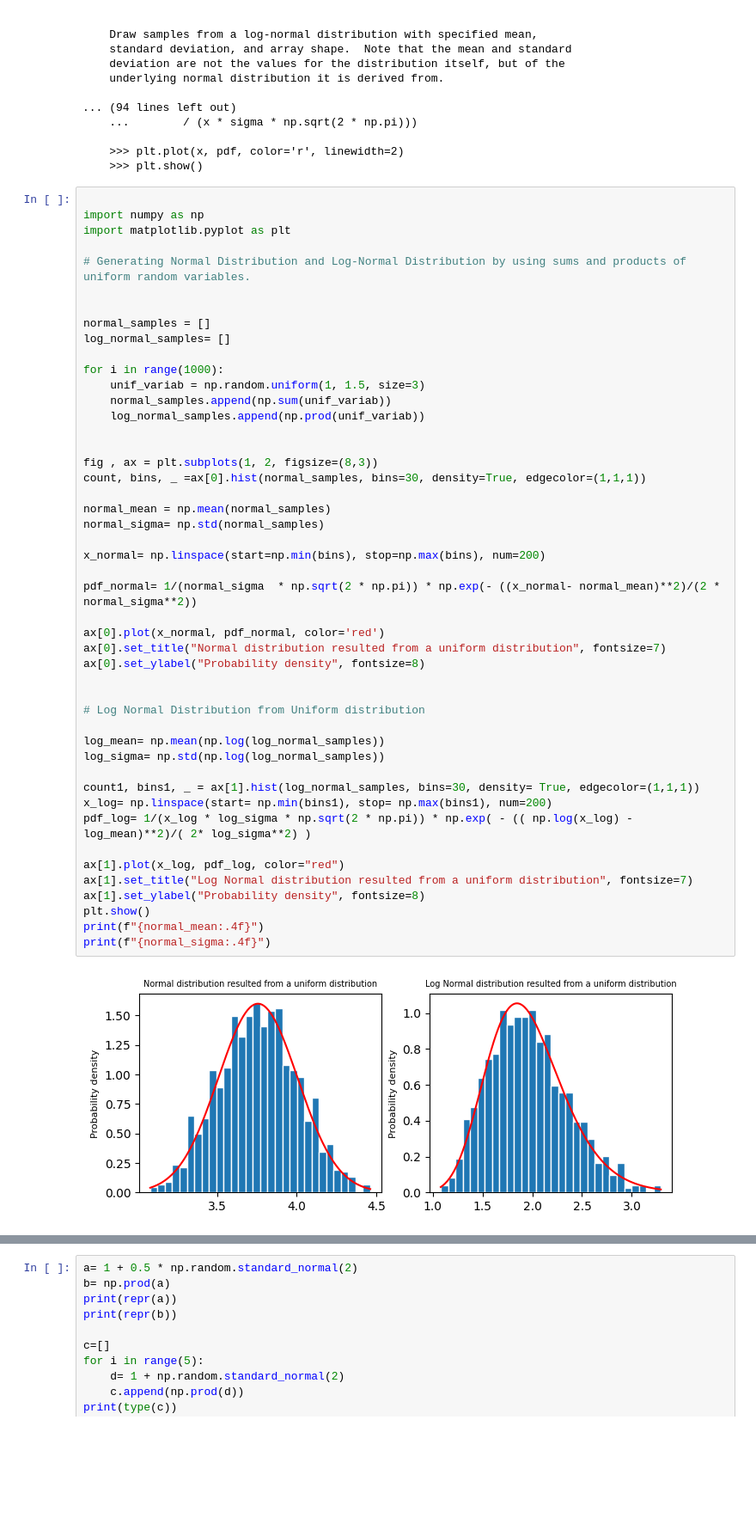
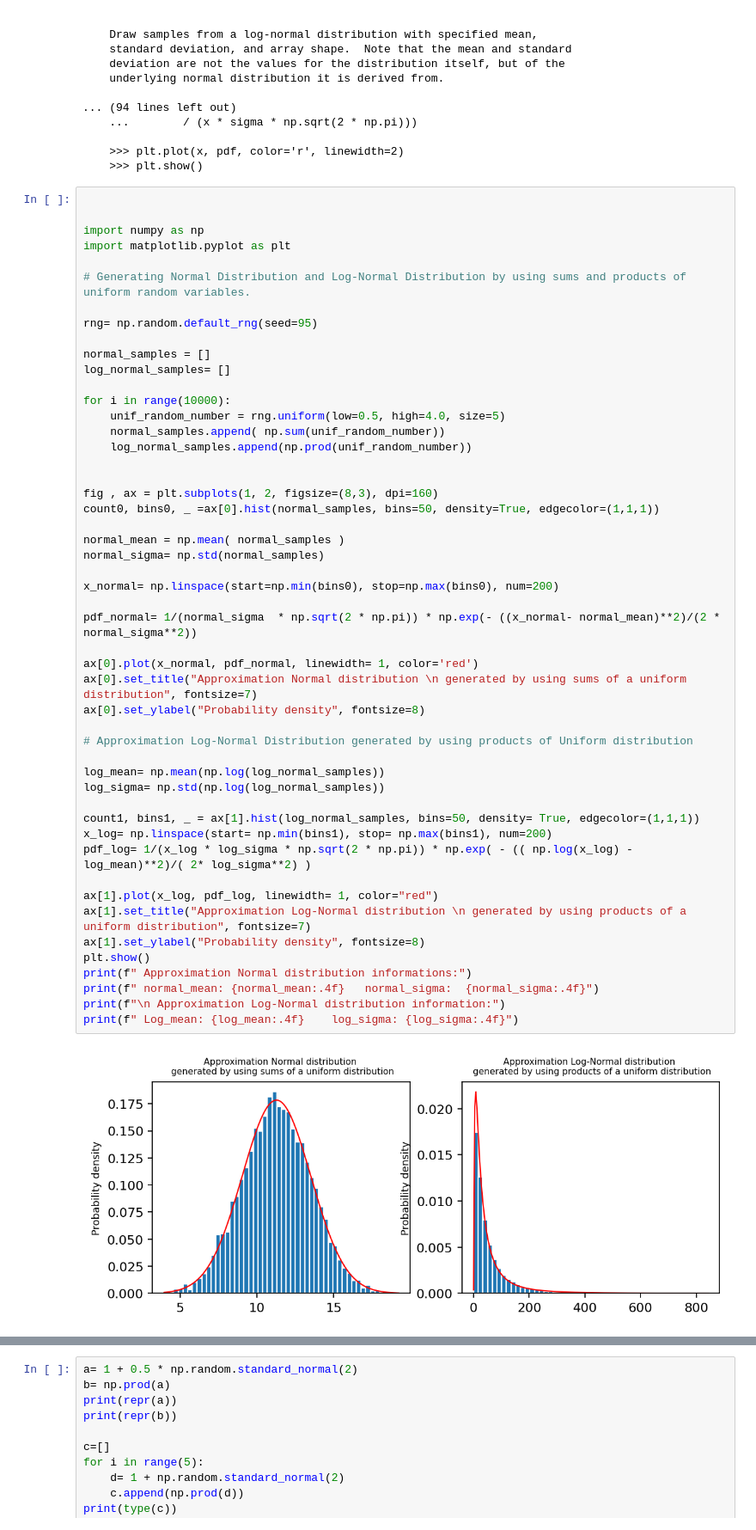
Before and after one commit to hexiongwu1995/VS-Code, a Jupyter notebook: Pandas_Material_Science_Tutorial.ipynb, the cells around one changed output, grey strips where cells are left out. Shown at 86% size. Drawn from its saved outputs; the diff is of its cells as text; blank space fills up the shorter version.

```diff
--- a/Pandas_Material_Science_Tutorial.ipynb
+++ b/Pandas_Material_Science_Tutorial.ipynb
@@ -264,51 +265,54 @@ lognormal(mean=0.0, sigma=1.0, size=None) method of numpy.random.mtrand.RandomSt
     >>> plt.plot(x, pdf, color='r', linewidth=2)
     >>> plt.show()
 # %%
+
 
 import numpy as np
 import matplotlib.pyplot as plt
 
 # Generating Normal Distribution and Log-Normal Distribution by using sums and products of uniform random variables.
 
+rng= np.random.default_rng(seed=95)
 
 normal_samples = []
 log_normal_samples= []
 
-for i in range(1000):
-    unif_variab = np.random.uniform(1, 1.5, size=3)
-    normal_samples.append(np.sum(unif_variab))
-    log_normal_samples.append(np.prod(unif_variab))
+for i in range(10000):
+    unif_random_number = rng.uniform(low=0.5, high=4.0, size=5)
+    normal_samples.append( np.sum(unif_random_number))
+    log_normal_samples.append(np.prod(unif_random_number))
 
 
-fig , ax = plt.subplots(1, 2, figsize=(8,3))
-count, bins, _ =ax[0].hist(normal_samples, bins=30, density=True, edgecolor=(1,1,1))
+fig , ax = plt.subplots(1, 2, figsize=(8,3), dpi=160)
+count0, bins0, _ =ax[0].hist(normal_samples, bins=50, density=True, edgecolor=(1,1,1))
 
-normal_mean = np.mean(normal_samples)
+normal_mean = np.mean( normal_samples )
 normal_sigma= np.std(normal_samples)
 
-x_normal= np.linspace(start=np.min(bins), stop=np.max(bins), num=200)
+x_normal= np.linspace(start=np.min(bins0), stop=np.max(bins0), num=200)
 
 pdf_normal= 1/(normal_sigma  * np.sqrt(2 * np.pi)) * np.exp(- ((x_normal- normal_mean)**2)/(2 * normal_sigma**2))
 
-ax[0].plot(x_normal, pdf_normal, color='red')
-ax[0].set_title("Normal distribution resulted from a uniform distribution", fontsize=7)
+ax[0].plot(x_normal, pdf_normal, linewidth= 1, color='red')
+ax[0].set_title("Approximation Normal distribution \n generated by using sums of a uniform distribution", fontsize=7)
 ax[0].set_ylabel("Probability density", fontsize=8)
 
-
-# Log Normal Distribution from Uniform distribution
+# Approximation Log-Normal Distribution generated by using products of Uniform distribution
 
 log_mean= np.mean(np.log(log_normal_samples))
 log_sigma= np.std(np.log(log_normal_samples))
 
-count1, bins1, _ = ax[1].hist(log_normal_samples, bins=30, density= True, edgecolor=(1,1,1))
+count1, bins1, _ = ax[1].hist(log_normal_samples, bins=50, density= True, edgecolor=(1,1,1))
 x_log= np.linspace(start= np.min(bins1), stop= np.max(bins1), num=200)
 pdf_log= 1/(x_log * log_sigma * np.sqrt(2 * np.pi)) * np.exp( - (( np.log(x_log) - log_mean)**2)/( 2* log_sigma**2) )
 
-ax[1].plot(x_log, pdf_log, color="red")
-ax[1].set_title("Log Normal distribution resulted from a uniform distribution", fontsize=7)
+ax[1].plot(x_log, pdf_log, linewidth= 1, color="red")
+ax[1].set_title("Approximation Log-Normal distribution \n generated by using products of a uniform distribution", fontsize=7)
 ax[1].set_ylabel("Probability density", fontsize=8)
 plt.show()
-print(f"{normal_mean:.4f}")
-print(f"{normal_sigma:.4f}")
+print(f" Approximation Normal distribution informations:")
+print(f" normal_mean: {normal_mean:.4f}   normal_sigma:  {normal_sigma:.4f}")
+print(f"\n Approximation Log-Normal distribution information:")
+print(f" Log_mean: {log_mean:.4f}    log_sigma: {log_sigma:.4f}")
 # %% [output]
-[figure, old version]
+[figure, new version]
```
Also changed, not shown: parts of 2 cells of this notebook, 4 other files.
